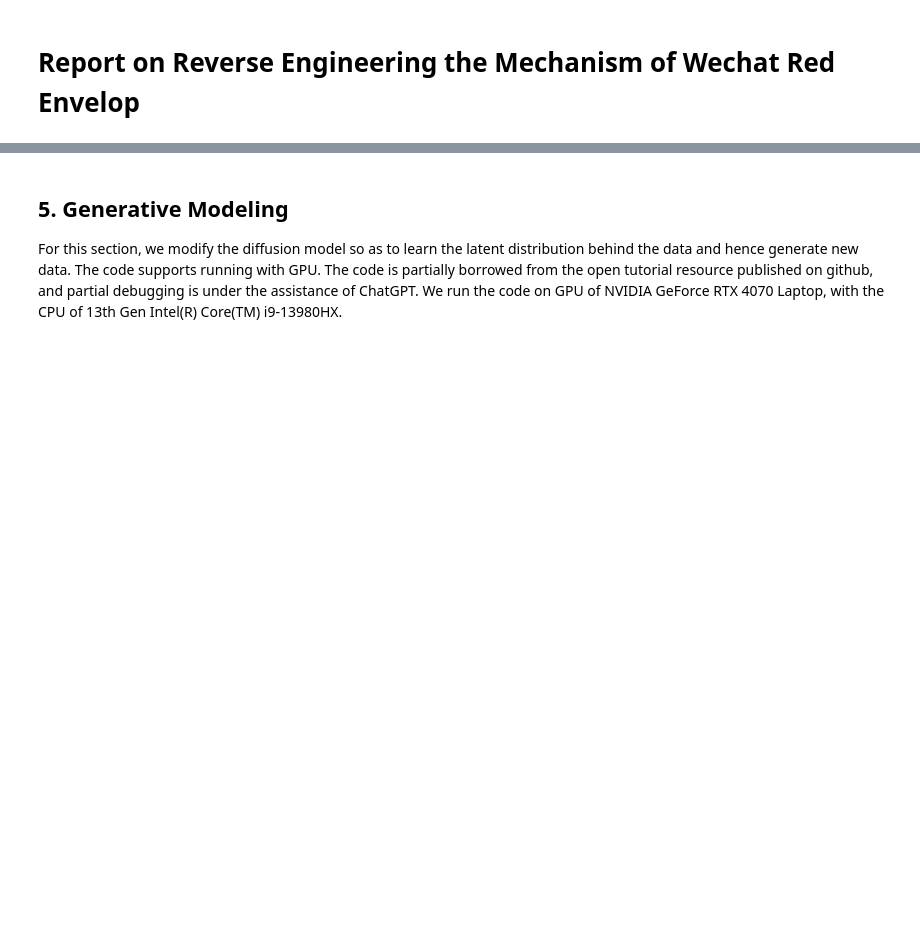
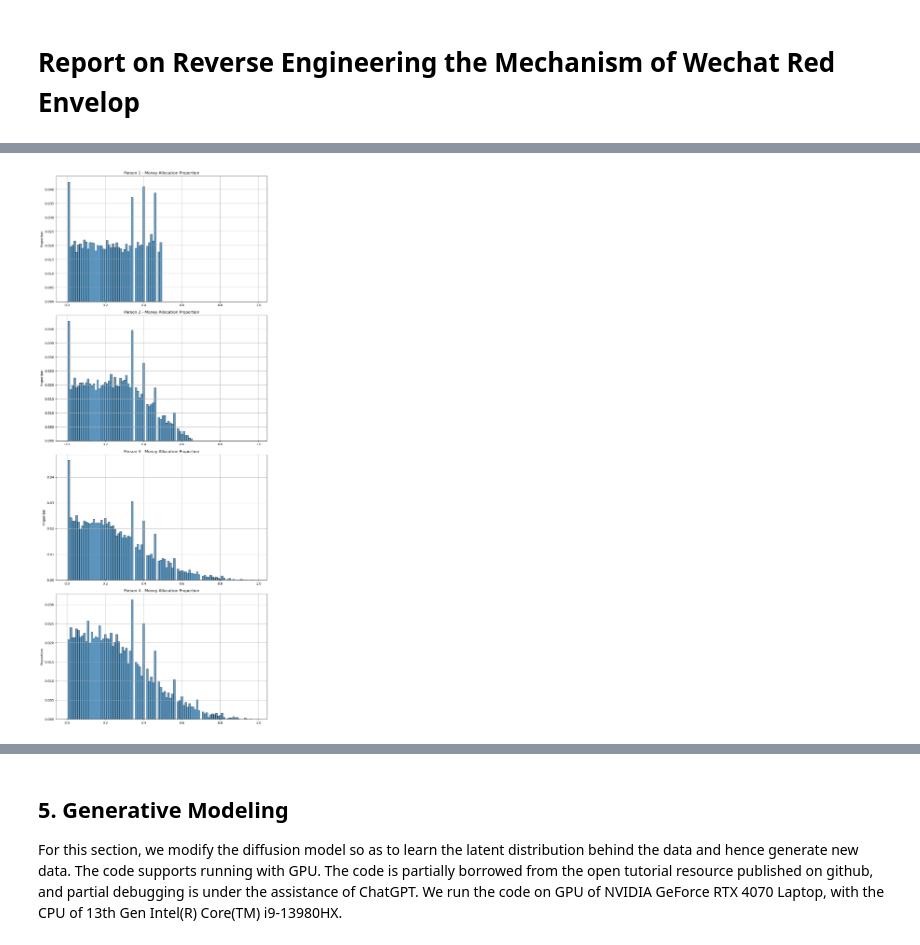
Before and after one commit to Github-Anderson/SI140A-Project, a Jupyter notebook: report/report.ipynb, the cells around one changed output, grey strips where cells are left out. Cells and saved outputs as stored; diff of their text form; code cells hidden in the pictures; blank space fills up the shorter version.

```diff
--- a/report/report.ipynb
+++ b/report/report.ipynb
@@ -2,0 +457,74 @@
+# %%
+import random
+import matplotlib.pyplot as plt
+import numpy as np
+import tqdm
+# Define the RedPackage class and the money allocation function
+class RedPackage:
+    def __init__(self, remain_size, remain_money):
+        self.remain_size = remain_size
+        self.remain_money = remain_money
+
+def get_random_money(red_package):
+    if red_package.remain_size == 1:
+        red_package.remain_size -= 1
+        return round(red_package.remain_money, 2)
+
+    min_money = 0.01
+    max_money = red_package.remain_money / red_package.remain_size * 2
+    money = random.uniform(0, max_money)
+    money = max(min_money, money)
+    money = int(money * 100) / 100
+
+    red_package.remain_size -= 1
+    red_package.remain_money -= money
+    return money
+
+# Simulation parameters
+num_people = 4
+initial_money = 1
+num_simulations = 10000
+delta = 100
+
+# Data storage
+people_money_distributions = {i: [] for i in range(num_people)}
+
+# Simulate the process
+for _ in range(num_simulations):
+    red_package = RedPackage(remain_size=num_people, remain_money=initial_money)
+    for person in range(num_people):
+        allocated_money = get_random_money(red_package)
+        people_money_distributions[person].append(allocated_money)
+
+generated_data = np.zeros((num_simulations, num_people))
+for i in tqdm.tqdm(range(num_simulations)):
+    for j in range(num_people):
+        generated_data[i][j] = people_money_distributions[j][i]
+# np.save(r'C:\Users\23714\Desktop\Shanghai Tech\大二上合集\概率论\project\generated_data_4D.npy', generated_data)
+# raise RuntimeError('finished')
+# Define the interval (0.05) and the bin edges
+interval = 0.01
+bin_edges = np.arange(0, initial_money + interval, interval)
+
+# Calculate the proportions of samples within each interval for each person
+proportions = {}
+for person, money_list in people_money_distributions.items():
+    hist, _ = np.histogram(money_list, bins=bin_edges)
+    proportions[person] = hist / num_simulations  # Normalize to get the proportion
+
+# Plot the proportions
+fig, axes = plt.subplots(num_people, 1, figsize=(10, 6 * num_people))
+plt.subplots_adjust(hspace=1)
+if num_people == 1:
+    axes = [axes]  # Make sure axes is iterable if there's only one plot
+
+for person, ax in enumerate(axes):
+    ax.bar(bin_edges[:-1], proportions[person], width=interval, edgecolor='black', alpha=0.7)
+    ax.set_title(f"Person {person + 1} - Money Allocation Proportion")
+    ax.set_ylabel("Proportion")
+    ax.grid(True)
+
+plt.tight_layout()
+plt.show()
+# %% [output]
+[figure, added]
```
Also changed, not shown: parts of 31 cells of this notebook, 20 other files.
